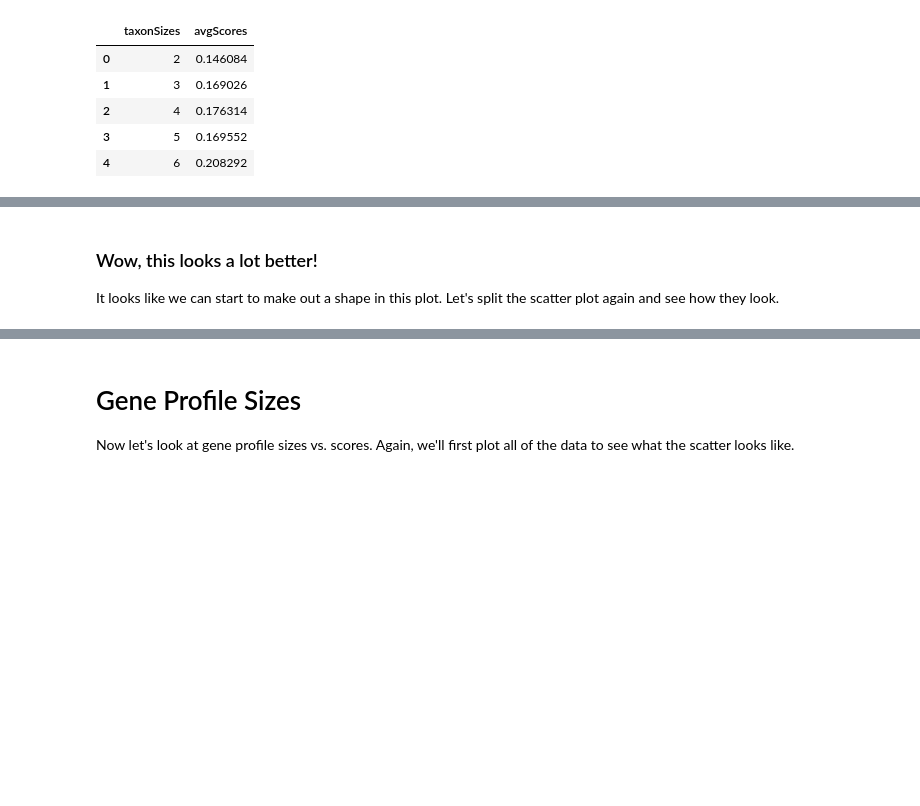
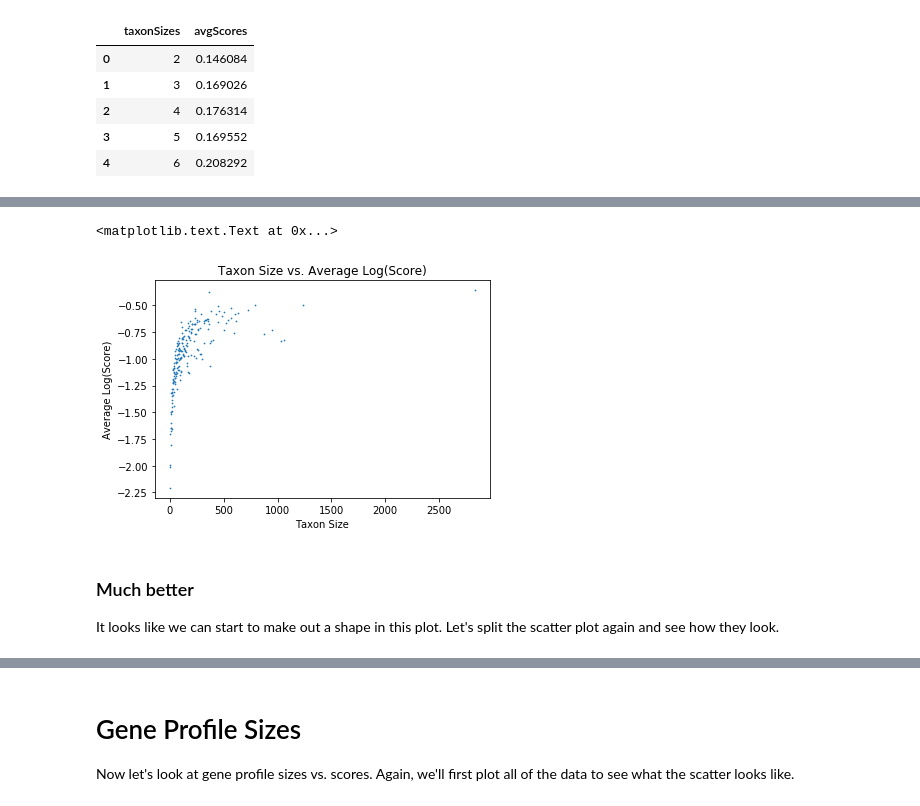
Before and after one commit to odumitr/Gene-and-Taxa-Analysis, a Jupyter notebook: src/regression_plot.ipynb, the cells around one changed output, grey strips where cells are left out. Cells and saved outputs as stored; diff of their text form; code cells hidden in the pictures; blank space fills up the shorter version.

Commit message:
added log transformation plots

```diff
--- a/src/regression_plot.ipynb
+++ b/src/regression_plot.ipynb
@@ -51,3 +57,9 @@ scores, rawTaxonProfileSizes, rawGeneProfileSizes = loadProfiles()
+# %%
+scoresLog = list(scores)
+
+for x in range(0, len(scoresLog)):
+    if scoresLog[x] != 0:
+        scoresLog[x] = math.log(scoresLog[x])
 # %% [markdown]
 # Taxon Profile Sizes
 
@@ -78,3 +90,10 @@ taxonAndScores.head()
 | 2 | 0.329889 | 157 |
 | 3 | 0.379192 | 1029 |
 | 4 | 0.065285 | 34 |
+# %%
+taxonAndScoresLog = pd.DataFrame(
+    {
+        'taxonSizes': rawTaxonProfileSizes,
+        'scores': scoresLog
+    })
+taxonAndScoresLog.head()
@@ -134,3 +160,7 @@ taxonAndAvgScores.head()
 | 2 | 4 | 0.176314 |
 | 3 | 5 | 0.169552 |
 | 4 | 6 | 0.208292 |
+# %%
+taxonAndAvgScoresLog = taxonAndScoresLog.groupby('taxonSizes', as_index=False)['scores'].mean()
+taxonAndAvgScoresLog.rename(columns={'scores':'avgScores'}, inplace=True)
+taxonAndAvgScoresLog.head()
@@ -143,6 +180,13 @@ plt.show()
 [figure]
+# %%
+taxonAndAvgScoresLog.plot('taxonSizes', 'avgScores', s=0.5, kind='scatter', title='Taxon Size vs. Average Log(Score)')
+plt.xlabel('Taxon Size')
+plt.ylabel('Average Log(Score)')
+# %% [output]
+<matplotlib.text.Text at 0x...>
+[figure, added]
 # %% [markdown]
-### Wow, this looks a lot better!
+### Much better
 
 It looks like we can start to make out a shape in this plot. Let's split the scatter plot again and see how they look.
 # %%
```
Also changed, not shown: parts of 31 cells of this notebook.
